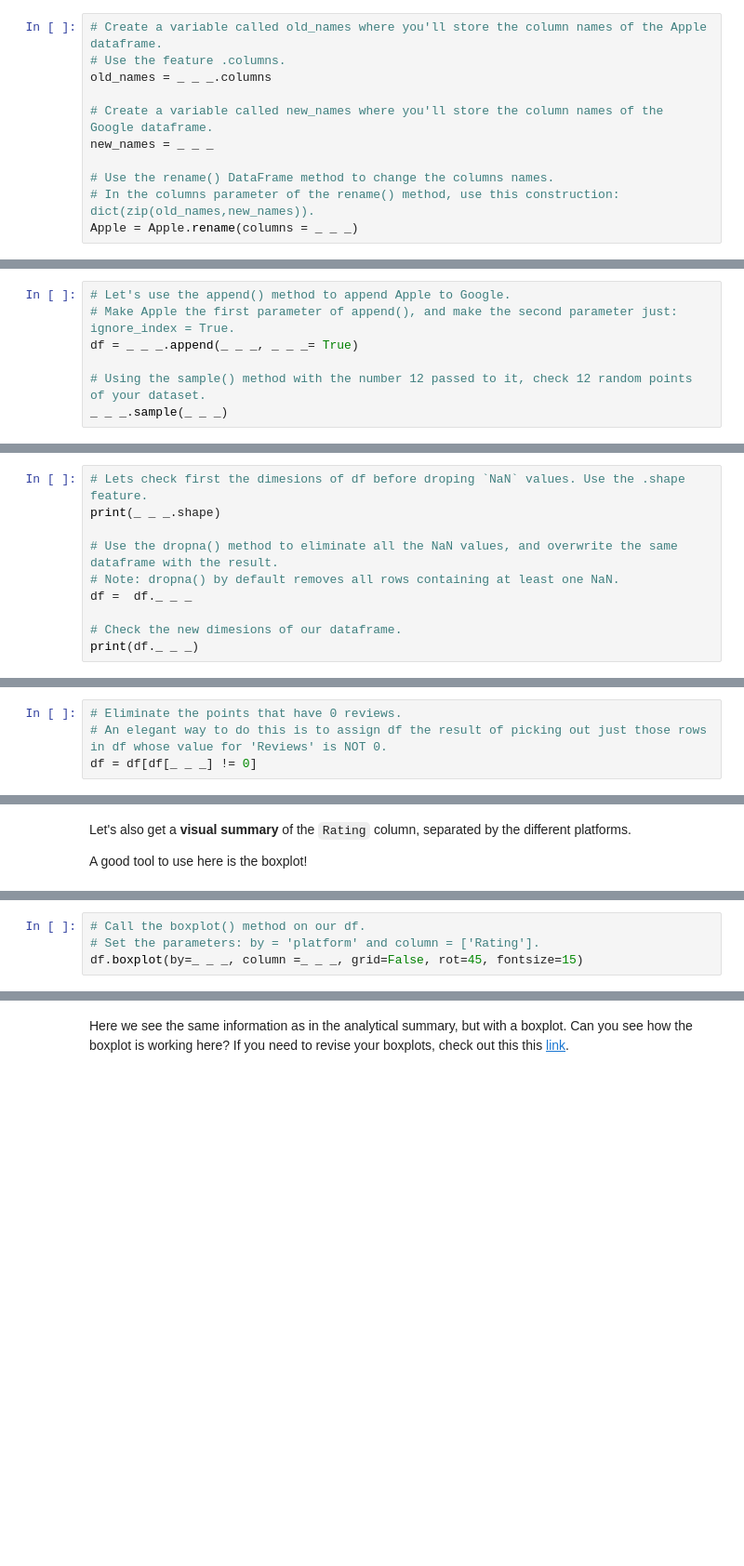
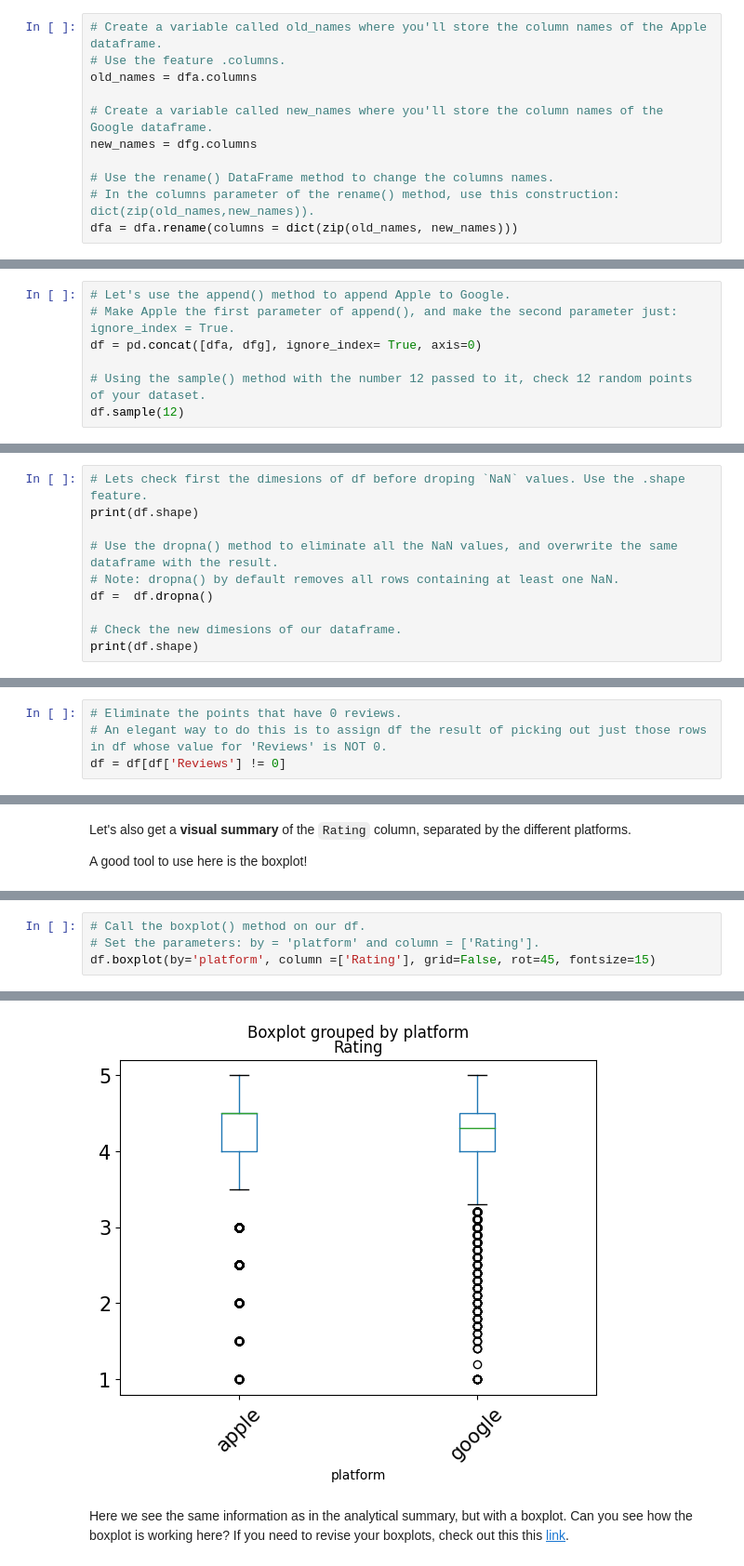
Before and after one commit to JakeANewfield/Springboard, a Jupyter notebook: PART 3, Tier 1 - Modeling .ipynb, the cells around one changed output, grey strips where cells are left out. Shown at 93% size. Drawn from its saved outputs; the diff is of its cells as text; blank space fills up the shorter version.

```diff
--- a/PART 3, Tier 1 - Modeling .ipynb
+++ b/PART 3, Tier 1 - Modeling .ipynb
@@ -281,21 +286,21 @@ This is an important step to unify the two datasets!
 # %%
 # Create a variable called old_names where you'll store the column names of the Apple dataframe.
 # Use the feature .columns.
-old_names = _ _ _.columns
+old_names = dfa.columns
 
 # Create a variable called new_names where you'll store the column names of the Google dataframe.
-new_names = _ _ _
+new_names = dfg.columns
 
 # Use the rename() DataFrame method to change the columns names.
 # In the columns parameter of the rename() method, use this construction: dict(zip(old_names,new_names)).
-Apple = Apple.rename(columns = _ _ _)
+dfa = dfa.rename(columns = dict(zip(old_names, new_names)))
 # %% [markdown]
 ### 2d. Join the two datasets
 Let's combine the two datasets into a single data frame called `df`.
 # %%
 # Let's use the append() method to append Apple to Google.
 # Make Apple the first parameter of append(), and make the second parameter just: ignore_index = True.
-df = _ _ _.append(_ _ _, _ _ _= True)
+df = pd.concat([dfa, dfg], ignore_index= True, axis=0)
 
 # Using the sample() method with the number 12 passed to it, check 12 random points of your dataset.
-_ _ _.sample(_ _ _)
+df.sample(12)
@@ -305,11 +351,11 @@ _ _ _.sample(_ _ _)
 As you can see there are some `NaN` values. We want to eliminate all these `NaN` values from the table.
 # %%
 # Lets check first the dimesions of df before droping `NaN` values. Use the .shape feature.
-print(_ _ _.shape)
+print(df.shape)
 
 # Use the dropna() method to eliminate all the NaN values, and overwrite the same dataframe with the result.
 # Note: dropna() by default removes all rows containing at least one NaN.
-df =  df._ _ _
+df =  df.dropna()
 
 # Check the new dimesions of our dataframe.
-print(df._ _ _)
+print(df.shape)
@@ -328,7 +393,7 @@ df[df[_ _ _] == 0].count()
 # %%
 # Eliminate the points that have 0 reviews.
 # An elegant way to do this is to assign df the result of picking out just those rows in df whose value for 'Reviews' is NOT 0.
-df = df[df[_ _ _] != 0]
+df = df[df['Reviews'] != 0]
 # %% [markdown]
 ### 2g. Summarize the data visually and analytically (by the column `platform`)
 # %% [markdown]
@@ -370,4 +464,5 @@ A good tool to use here is the boxplot!
 # %%
 # Call the boxplot() method on our df.
 # Set the parameters: by = 'platform' and column = ['Rating'].
-df.boxplot(by=_ _ _, column =_ _ _, grid=False, rot=45, fontsize=15)
+df.boxplot(by='platform', column =['Rating'], grid=False, rot=45, fontsize=15)
+# %% [output]
@@ -374,3 +470,4 @@ df.boxplot(by=_ _ _, column =_ _ _, grid=False, rot=45, fontsize=15)
+[figure, added]
 # %% [markdown]
 Here we see the same information as in the analytical summary, but with a boxplot. Can you see how the boxplot is working here? If you need to revise your boxplots, check out this this [link](https://www.kaggle.com/ramamet4/app-store-apple-data-set-10k-apps).
 # %% [markdown]
```
Also changed, not shown: parts of 25 cells of this notebook.
